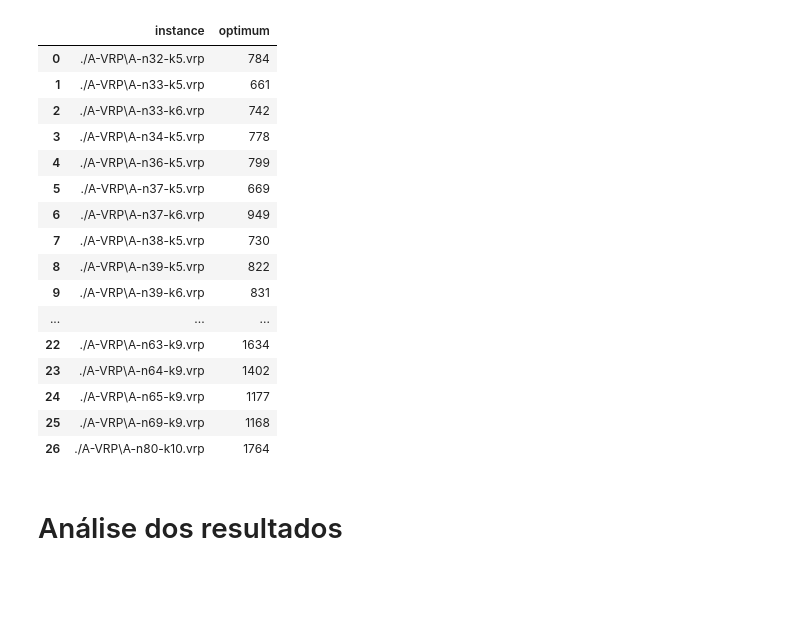
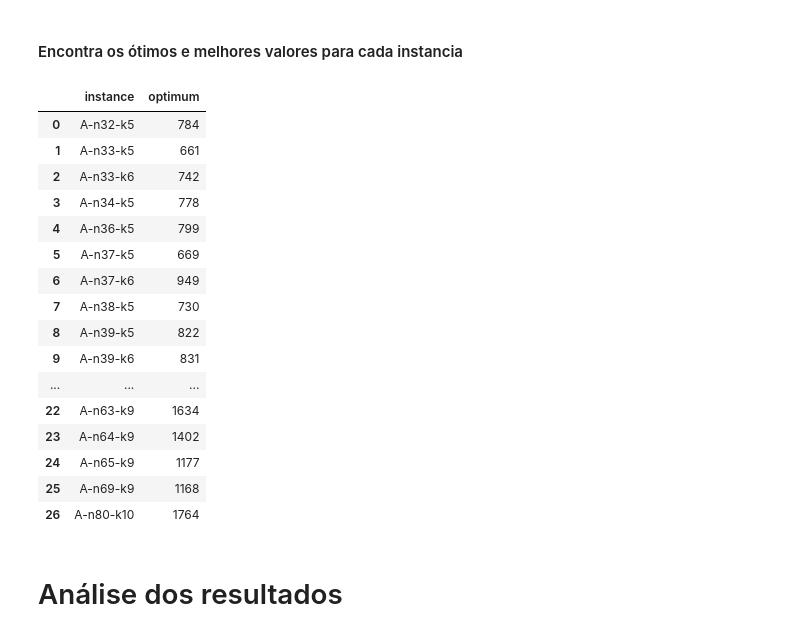
Before and after one commit to BBenicio/teo-2021-1, a Jupyter notebook: cvrp.ipynb, the cells around one changed output. Drawn from its saved outputs; the diff is of its cells as text; code cells hidden in the pictures; blank space fills up the shorter version.

```diff
--- a/cvrp.ipynb
+++ b/cvrp.ipynb
@@ -10,38 +11,40 @@ pd.set_option('display.max_columns', 200)
+# %% [markdown]
+#### Encontra os ótimos e melhores valores para cada instancia
 # %%
 files = glob.glob('./A-VRP/*.vrp')
 optimals = []
 for filepath in files:
-    opt = { 'instance': filepath, 'optimum': 0 }
+    opt = { 'instance': filepath[8:-4], 'optimum': 0 }
     with open(filepath, 'r') as f:
         content = f.read()
         match = re.search(r'Optimal value: (\d+)', content)
         if match:
             opt['optimum'] = int(match.group(1))
         else:
             match = re.search(r'Best value: (\d+)', content)
             if match:
                 opt['optimum'] = int(match.group(1))
     optimals.append(opt)
 
 df_opt = pd.DataFrame(optimals)
 df_opt
 # %% [output]
 |  | instance | optimum |
-| 0 | ./A-VRP\A-n32-k5.vrp | 784 |
-| 1 | ./A-VRP\A-n33-k5.vrp | 661 |
-| 2 | ./A-VRP\A-n33-k6.vrp | 742 |
-| 3 | ./A-VRP\A-n34-k5.vrp | 778 |
-| 4 | ./A-VRP\A-n36-k5.vrp | 799 |
-| 5 | ./A-VRP\A-n37-k5.vrp | 669 |
-| 6 | ./A-VRP\A-n37-k6.vrp | 949 |
-| 7 | ./A-VRP\A-n38-k5.vrp | 730 |
-| 8 | ./A-VRP\A-n39-k5.vrp | 822 |
-| 9 | ./A-VRP\A-n39-k6.vrp | 831 |
+| 0 | A-n32-k5 | 784 |
+| 1 | A-n33-k5 | 661 |
+| 2 | A-n33-k6 | 742 |
+| 3 | A-n34-k5 | 778 |
+| 4 | A-n36-k5 | 799 |
+| 5 | A-n37-k5 | 669 |
+| 6 | A-n37-k6 | 949 |
+| 7 | A-n38-k5 | 730 |
+| 8 | A-n39-k5 | 822 |
+| 9 | A-n39-k6 | 831 |
 | ... | ... | ... |
-| 22 | ./A-VRP\A-n63-k9.vrp | 1634 |
-| 23 | ./A-VRP\A-n64-k9.vrp | 1402 |
-| 24 | ./A-VRP\A-n65-k9.vrp | 1177 |
-| 25 | ./A-VRP\A-n69-k9.vrp | 1168 |
-| 26 | ./A-VRP\A-n80-k10.vrp | 1764 |
+| 22 | A-n63-k9 | 1634 |
+| 23 | A-n64-k9 | 1402 |
+| 24 | A-n65-k9 | 1177 |
+| 25 | A-n69-k9 | 1168 |
+| 26 | A-n80-k10 | 1764 |
 # %% [markdown]
 # Análise dos resultados
```
Also changed, not shown: parts of 10 cells of this notebook.
